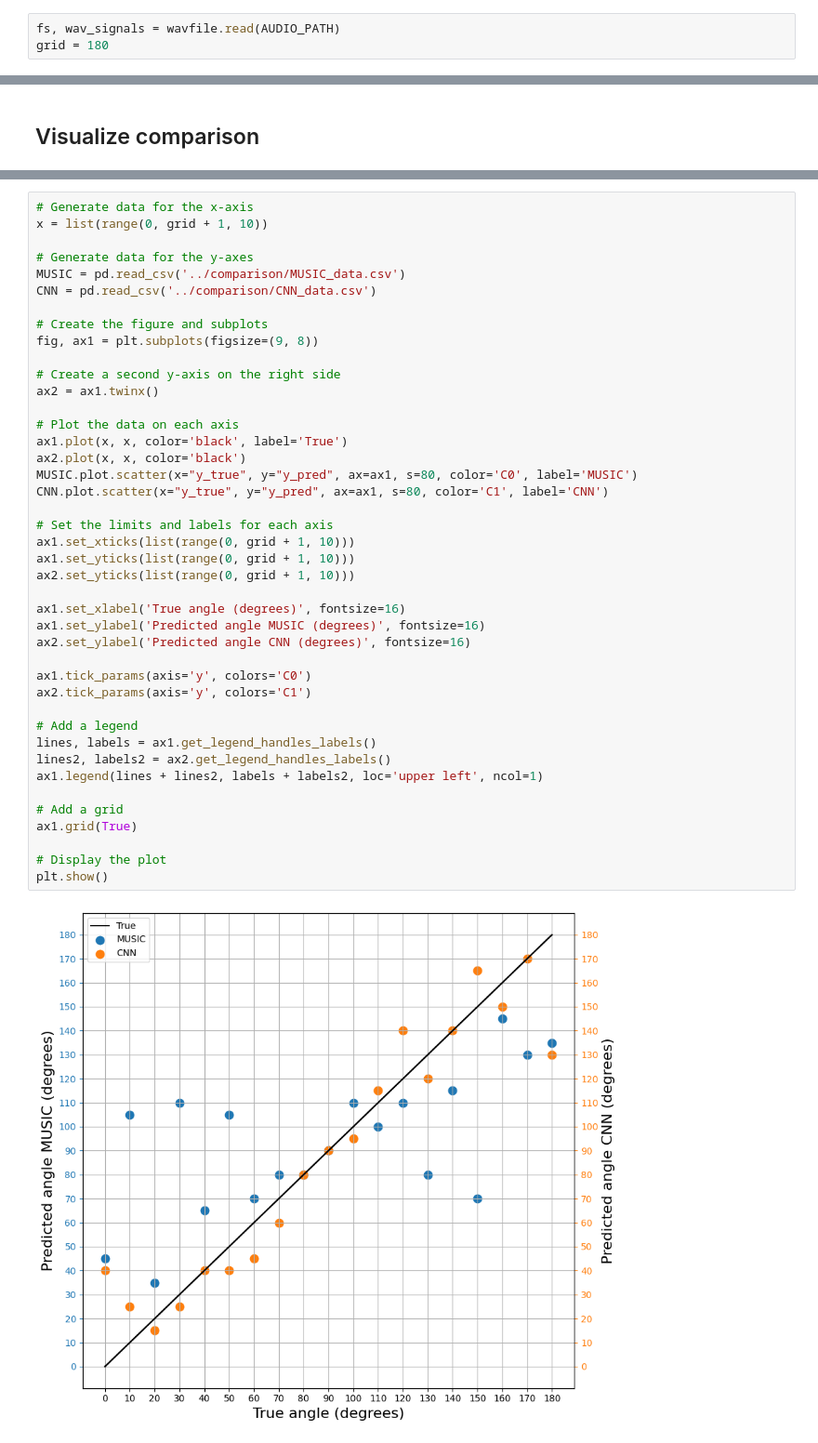
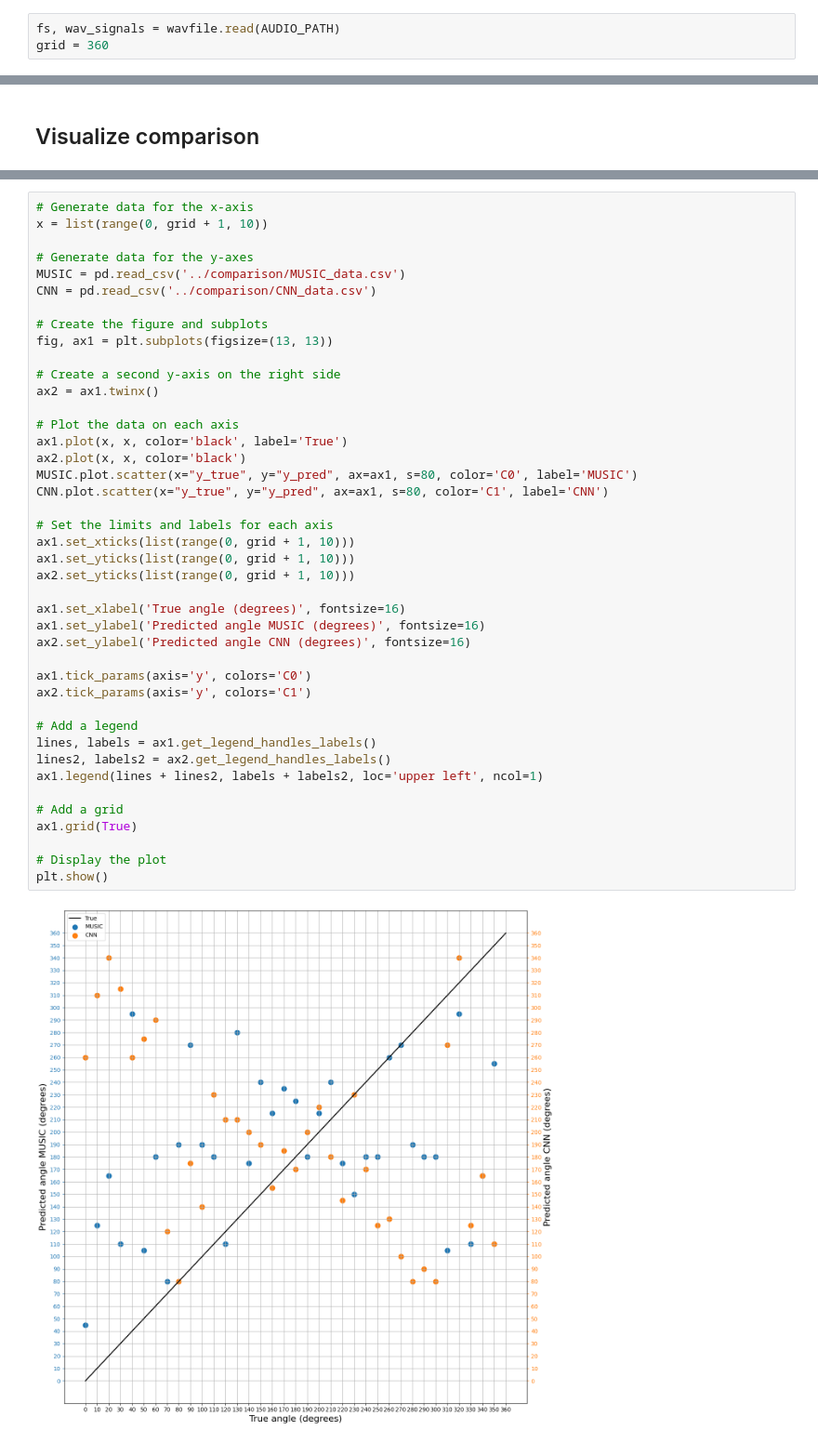
Before and after one commit to AlexandraPosta/sound-localization, a Jupyter notebook: notebooks/Comparison.ipynb, the cells around one changed output, grey strips where cells are left out. Shown at 93% size. Cells and saved outputs as stored; diff of their text form.

```diff
--- a/notebooks/Comparison.ipynb
+++ b/notebooks/Comparison.ipynb
@@ -32,7 +32,7 @@ AUDIO_PATH = 'C:\\Users\\Alex\\source\\repos\\sound-localization\\data\\half_cir
 ## Utils
 # %%
 fs, wav_signals = wavfile.read(AUDIO_PATH)
-grid = 180
+grid = 360
 # %% [markdown]
 ## Functions
 # %%
@@ -111,38 +111,38 @@ MUSIC = pd.read_csv('../comparison/MUSIC_data.csv')
 CNN = pd.read_csv('../comparison/CNN_data.csv')
 
 # Create the figure and subplots
-fig, ax1 = plt.subplots(figsize=(9, 8))
+fig, ax1 = plt.subplots(figsize=(13, 13))
 
 # Create a second y-axis on the right side
 ax2 = ax1.twinx()
 
 # Plot the data on each axis
 ax1.plot(x, x, color='black', label='True')
 ax2.plot(x, x, color='black')
 MUSIC.plot.scatter(x="y_true", y="y_pred", ax=ax1, s=80, color='C0', label='MUSIC')
 CNN.plot.scatter(x="y_true", y="y_pred", ax=ax1, s=80, color='C1', label='CNN')
 
 # Set the limits and labels for each axis
 ax1.set_xticks(list(range(0, grid + 1, 10)))
 ax1.set_yticks(list(range(0, grid + 1, 10)))
 ax2.set_yticks(list(range(0, grid + 1, 10)))
 
 ax1.set_xlabel('True angle (degrees)', fontsize=16)
 ax1.set_ylabel('Predicted angle MUSIC (degrees)', fontsize=16)
 ax2.set_ylabel('Predicted angle CNN (degrees)', fontsize=16)
 
 ax1.tick_params(axis='y', colors='C0')
 ax2.tick_params(axis='y', colors='C1')
 
 # Add a legend
 lines, labels = ax1.get_legend_handles_labels()
 lines2, labels2 = ax2.get_legend_handles_labels()
 ax1.legend(lines + lines2, labels + labels2, loc='upper left', ncol=1)
 
 # Add a grid
 ax1.grid(True)
 
 # Display the plot
 plt.show()
 # %% [output]
-[figure, old version]
+[figure, new version]
```
Also changed, not shown: parts of 3 cells of this notebook, 8 other files.
